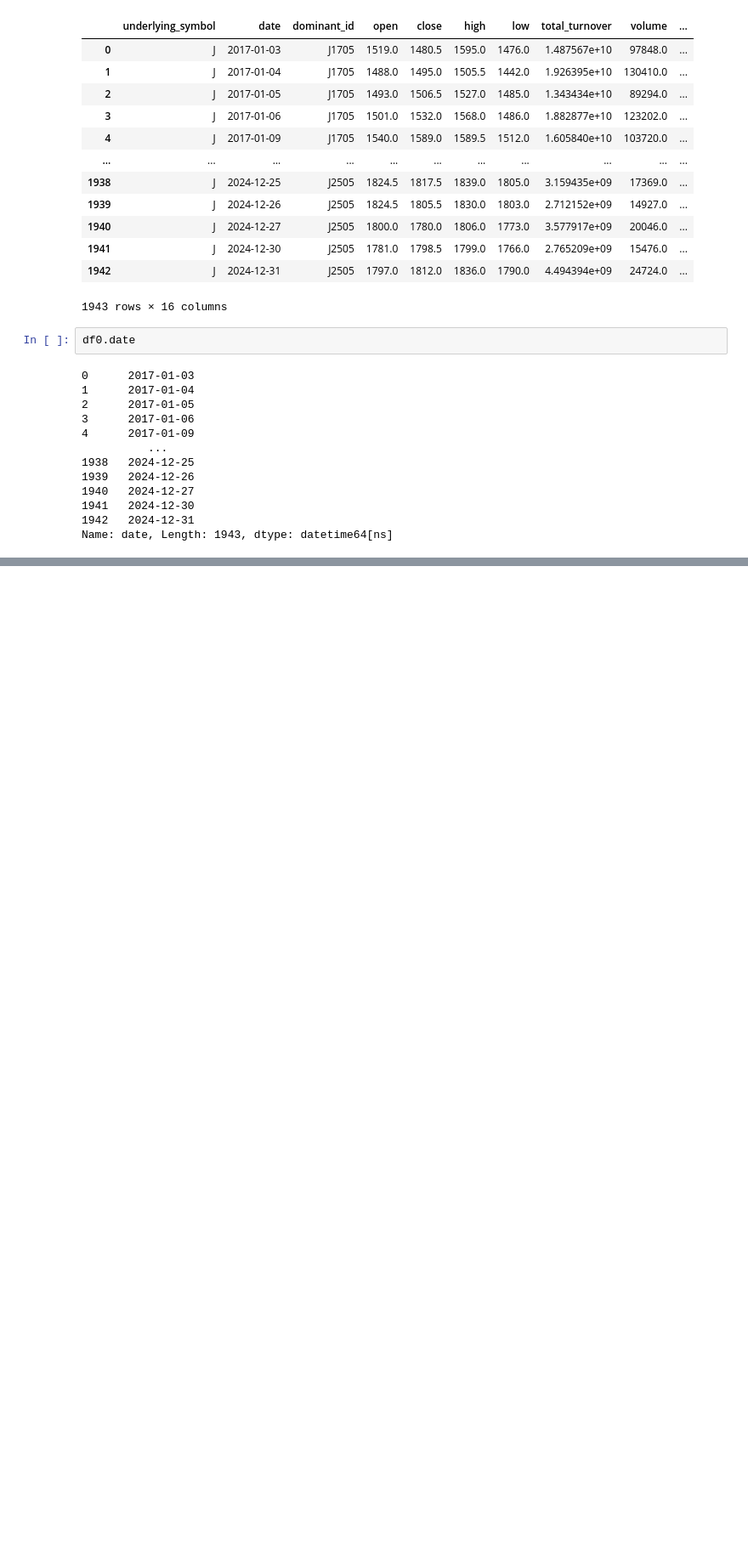
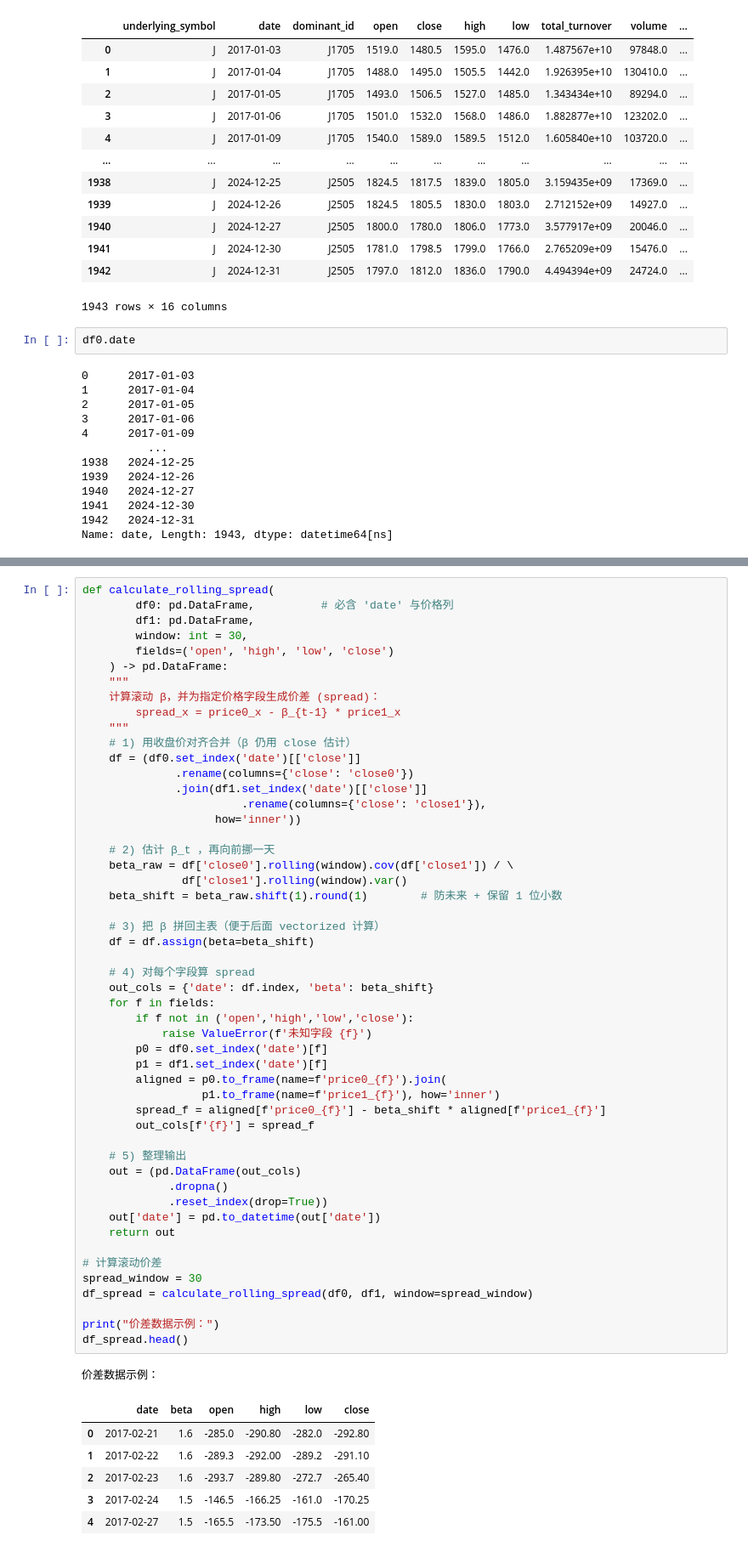
Before and after one commit to sobremesa-data/mybacktrader, a Jupyter notebook: arbitrage/配对比.ipynb, the cells around one changed output, grey strips where cells are left out. Shown at 85% size. Drawn from its saved outputs; the diff is of its cells as text; blank space fills up the shorter version.

```diff
--- a/arbitrage/配对比.ipynb
+++ b/arbitrage/配对比.ipynb
@@ -205,0 +238,59 @@ Name: date, Length: 1943, dtype: datetime64[ns]
+# %%
+def calculate_rolling_spread(
+        df0: pd.DataFrame,          # 必含 'date' 与价格列
+        df1: pd.DataFrame,
+        window: int = 30,
+        fields=('open', 'high', 'low', 'close')
+    ) -> pd.DataFrame:
+    """
+    计算滚动 β，并为指定价格字段生成价差 (spread)：
+        spread_x = price0_x - β_{t-1} * price1_x
+    """
+    # 1) 用收盘价对齐合并（β 仍用 close 估计）
+    df = (df0.set_index('date')[['close']]
+              .rename(columns={'close': 'close0'})
+              .join(df1.set_index('date')[['close']]
+                        .rename(columns={'close': 'close1'}),
+                    how='inner'))
+
+    # 2) 估计 β_t ，再向前挪一天
+    beta_raw = df['close0'].rolling(window).cov(df['close1']) / \
+               df['close1'].rolling(window).var()
+    beta_shift = beta_raw.shift(1).round(1)        # 防未来 + 保留 1 位小数
+
+    # 3) 把 β 拼回主表（便于后面 vectorized 计算）
+    df = df.assign(beta=beta_shift)
+
+    # 4) 对每个字段算 spread
+    out_cols = {'date': df.index, 'beta': beta_shift}
+    for f in fields:
+        if f not in ('open','high','low','close'):
+            raise ValueError(f'未知字段 {f}')
+        p0 = df0.set_index('date')[f]
+        p1 = df1.set_index('date')[f]
+        aligned = p0.to_frame(name=f'price0_{f}').join(
+                  p1.to_frame(name=f'price1_{f}'), how='inner')
+        spread_f = aligned[f'price0_{f}'] - beta_shift * aligned[f'price1_{f}']
+        out_cols[f'{f}'] = spread_f
+
+    # 5) 整理输出
+    out = (pd.DataFrame(out_cols)
+             .dropna()
+             .reset_index(drop=True))
+    out['date'] = pd.to_datetime(out['date'])
+    return out
+
+# 计算滚动价差
+spread_window = 30
+df_spread = calculate_rolling_spread(df0, df1, window=spread_window)
+
+print("价差数据示例：")
+df_spread.head()
+# %% [output]
+价差数据示例：
+|  | date | beta | open | high | low | close |
+| 0 | 2017-02-21 | 1.6 | -285.0 | -290.80 | -282.0 | -292.80 |
+| 1 | 2017-02-22 | 1.6 | -289.3 | -292.00 | -289.2 | -291.10 |
+| 2 | 2017-02-23 | 1.6 | -293.7 | -289.80 | -272.7 | -265.40 |
+| 3 | 2017-02-24 | 1.5 | -146.5 | -166.25 | -161.0 | -170.25 |
+| 4 | 2017-02-27 | 1.5 | -165.5 | -173.50 | -175.5 | -161.00 |
```
Also changed, not shown: parts of 6 cells of this notebook.
